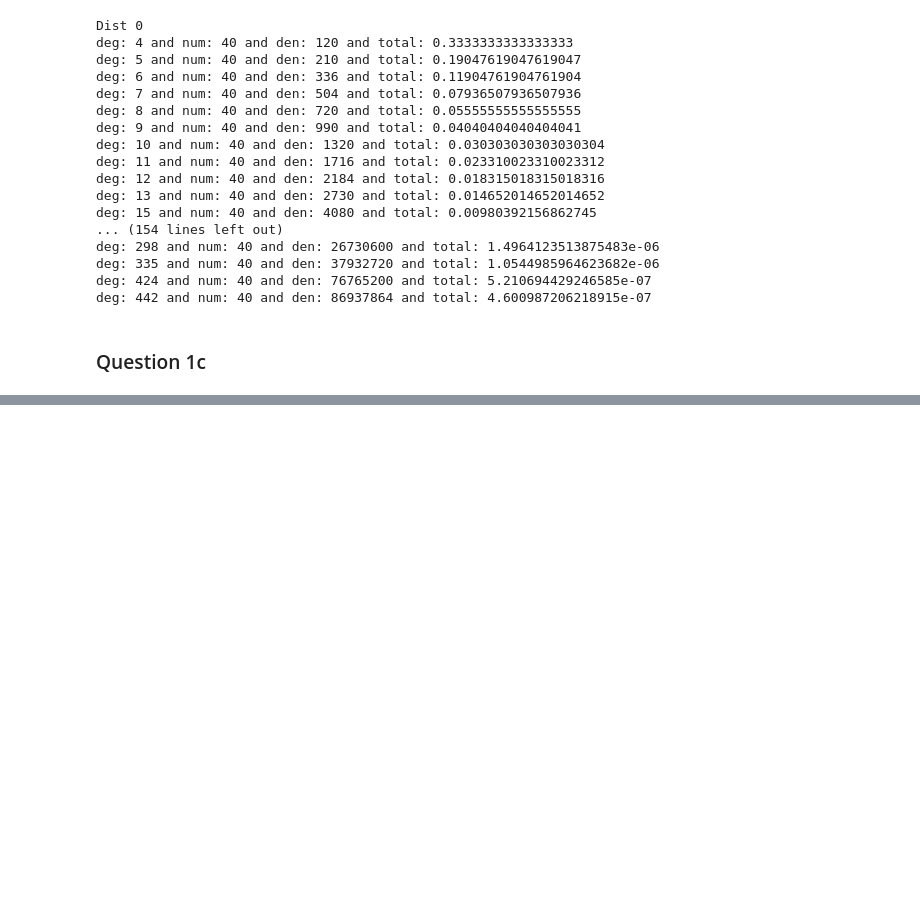
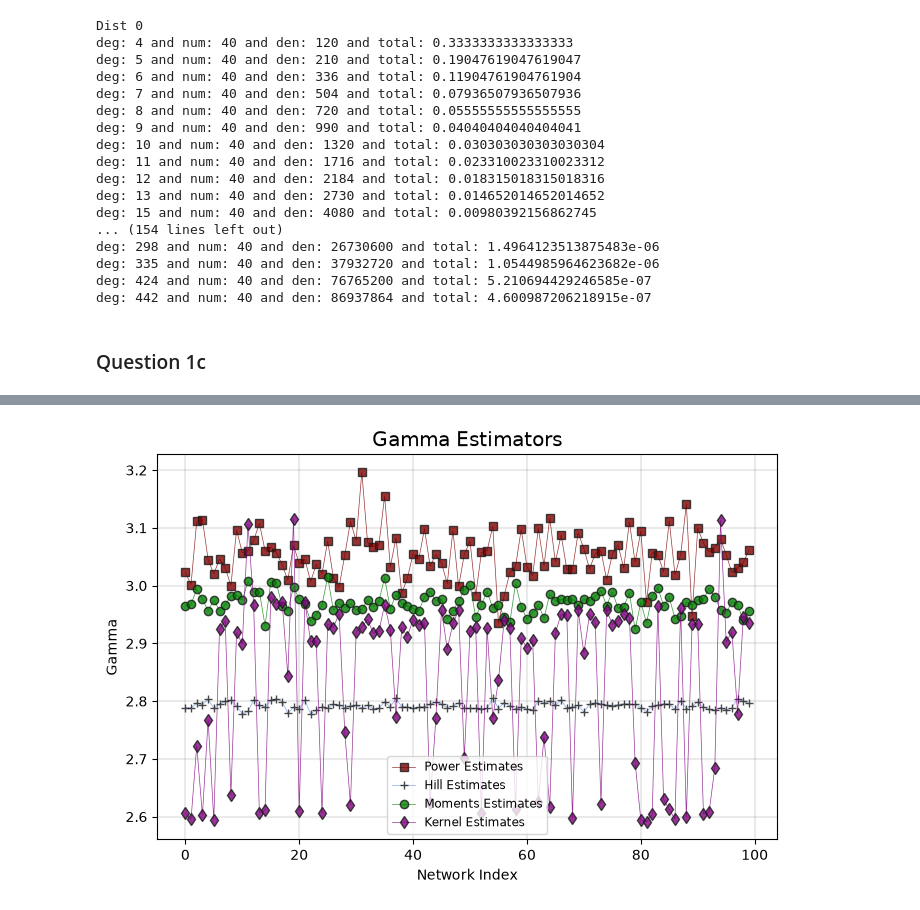
Before and after one commit to gilbertcasey2/nets7052_fa26, a Jupyter notebook: assignments/assignment02.ipynb, the cells around one changed output, grey strips where cells are left out. Cells and saved outputs as stored; diff of their text form; code cells hidden in the pictures; blank space fills up the shorter version.

```diff
--- a/assignments/assignment02.ipynb
+++ b/assignments/assignment02.ipynb
@@ -270,6 +270,9 @@ def estimate_gamma(G):
 # %%
 N = 10**4
 m = 4
+
+# networks
+ba_networks = []
 
 # our arrays of estimates
 power_estimates = []
@@ -281,6 +284,9 @@ for i in range(0,100):
     # Create the network and estimate it
     random_seed = random.randint(1,20000)
     temp_G, _ = grow_barabasi_albert_net(N,m,random_seed)
+    ba_networks.append(temp_G)
+
+    # Now estimates
     estimates = estimate_gamma(temp_G)
 
     # add results to our arrays
@@ -314,18 +324,20 @@ Calculating best minimal value for power law fit
 # %%
 # Now graph it
-fig, ax = plt.subplots(1,1,figsize=(5,5),dpi=100)
+fig, ax = plt.subplots(1,1,figsize=(8,5),dpi=100)
 plt.subplots_adjust(wspace=0.3)
 
-x_in, y_in  = degree_distribution(digraph, number_of_bins=nbins, log_binning=True, directed='in')
-x_out,y_out = degree_distribution(digraph, number_of_bins=nbins, log_binning=True, directed='out')
+#ax.plot(power_estimates, 'o', color='maroon', label='Power Estimates', alpha=0.8, mec='.1')
+ax.plot(power_estimates, label='Power Estimates', color='maroon', linestyle="-", marker='s', linewidth=0.5, alpha=0.8, mec='.1')
+ax.plot(hill_estimates, '+', color='cornflowerblue', linestyle="-", label='Hill Estimates', alpha=0.8, mec='.1', linewidth=0.5)
+ax.plot(moments_estimates, 'o', color='green', linestyle="-", label='Moments Estimates', alpha=0.8, mec='.1', linewidth=0.5)
+ax.plot(kernel_estimates, 'd', color='purple', linestyle="-", label='Kernel Estimates', alpha=0.8, mec='.1', linewidth=0.5)
 
-ax[0].plot(enumerate(power_estimates), power_estimates, 'o', color='teal', label='Power Estimates', alpha=0.8, mec='.1')
-ax[0].plot(enumerate(hill_estimates), hill_estimates, 'o', color='cornflowerblue', label='Hill Estimates', alpha=0.8, mec='.1')
-ax[0].plot(enumerate(moments_estimates), moments_estimates, 'o', color='green', label='Moments Estimates', alpha=0.8, mec='.1')
-ax[0].plot(enumerate(kernel_estimates), kernel_estimates, 'o', color='purple', label='Kernel Estimates', alpha=0.8, mec='.1')
+ax.set_xlabel(r"Network Index", fontsize='medium')
+ax.set_ylabel(r"Gamma", fontsize='medium')
+ax.legend(fontsize='small')
+ax.grid(linewidth=1.5, color='#999999', alpha=0.2, linestyle='-')
+ax.set_title('Gamma Estimators', fontsize='x-large')
 
-ax[0].set_xlabel(r"Network Index", fontsize='medium')
-ax[0].set_ylabel(r"Gamma", fontsize='medium')
-ax[0].legend(fontsize='small')
-ax[0].grid(linewidth=1.5, color='#999999', alpha=0.2, linestyle='-')
-ax[0].set_title('With log-binning (not ugly)', fontsize='x-large')
+plt.savefig('images/gamma_estimators.png', dpi=425, bbox_inches='tight')
+# %% [output]
+[figure, added]
```
Also changed, not shown: parts of 12 cells of this notebook, 8 other files.
